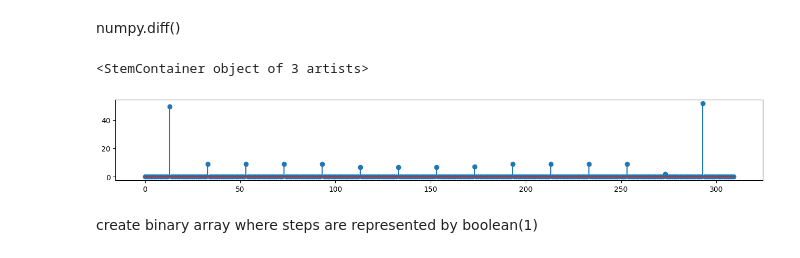
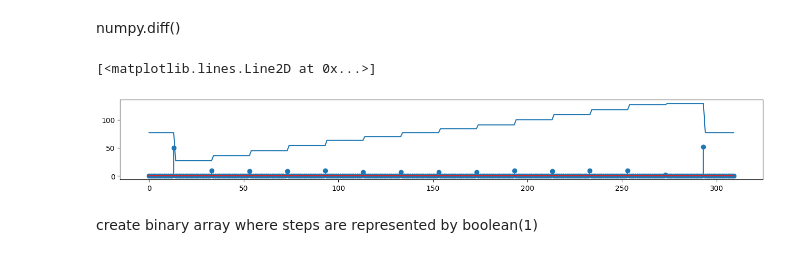
Before and after one commit to elco5/pandas, a Jupyter notebook: wt_viewer.ipynb, the cells around one changed output. Cells and saved outputs as stored; diff of their text form; code cells hidden in the pictures.

```diff
--- a/wt_viewer.ipynb
+++ b/wt_viewer.ipynb
@@ -49,11 +48,12 @@ numpy.diff()
 # %%
 vdif = np.abs(np.diff(vs, append=vs[0] ))
 plt.figure(figsize=(16,2))
 plt.stem(vdif)
+plt.plot(vs-200)
 # plt.stem(vdif[0:20]) # first 20 samples of difference array
 # %% [output]
-<StemContainer object of 3 artists>
+[<matplotlib.lines.Line2D at 0x...>]
-[figure, old version]
+[figure, new version]
 # %% [markdown]
 create binary array where steps are represented by boolean(1)
 # %%
```
Also changed, not shown: parts of 19 cells of this notebook, 1 other file.
